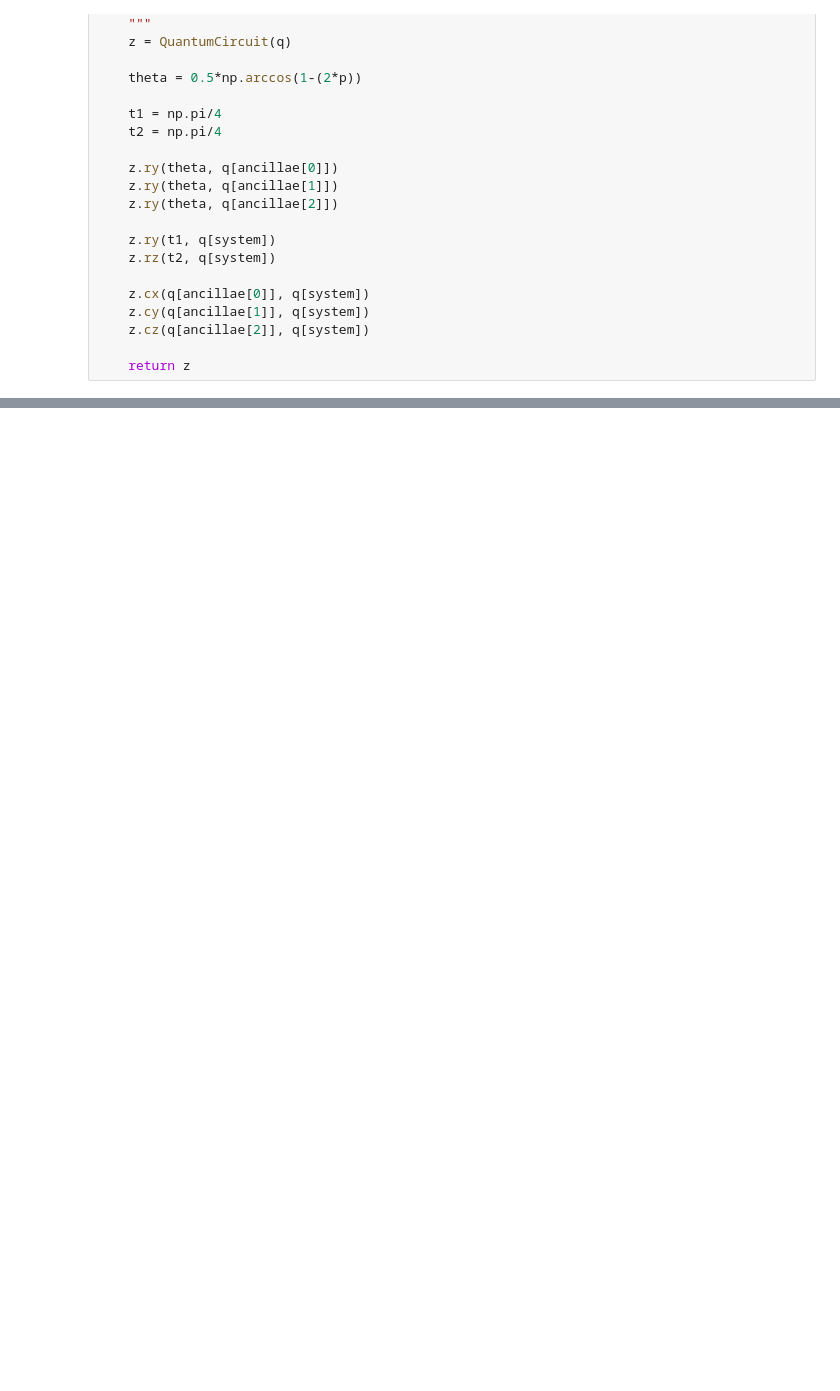
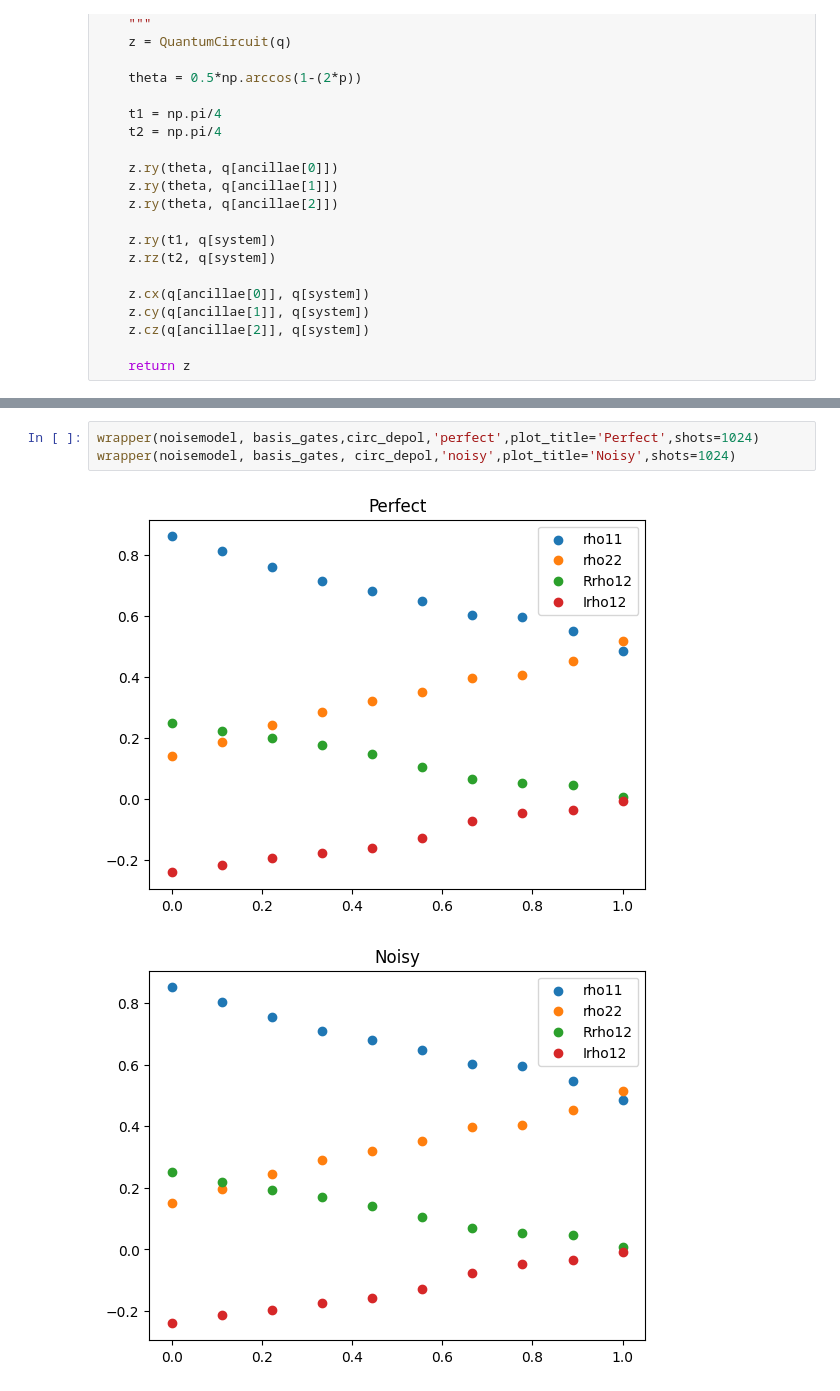
Before and after one commit to JessicaJohnBritto/QOSF_Cohort6, a Jupyter notebook: Results_from_paper/noise_model_ionq.ipynb, the cells around one changed output, grey strips where cells are left out. Cells and saved outputs as stored; diff of their text form; blank space fills up the shorter version.

Commit message:
added noisemodel for depol

```diff
--- a/Results_from_paper/noise_model_ionq.ipynb
+++ b/Results_from_paper/noise_model_ionq.ipynb
@@ -461,0 +453,6 @@ plt.show()
+# %%
+wrapper(noisemodel, basis_gates,circ_depol,'perfect',plot_title='Perfect',shots=1024)
+wrapper(noisemodel, basis_gates, circ_depol,'noisy',plot_title='Noisy',shots=1024)
+# %% [output]
+[figure, added]
+[figure, added]
```
Also changed, not shown: parts of 11 cells of this notebook.
